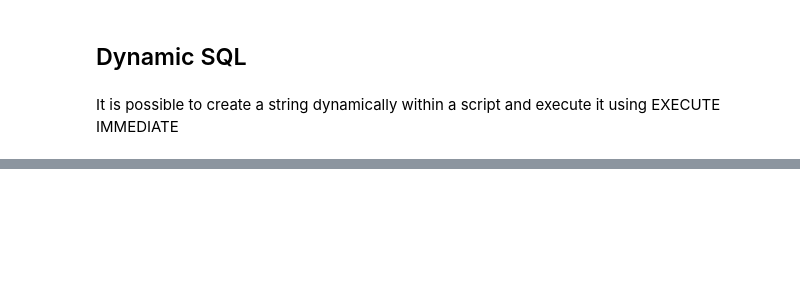
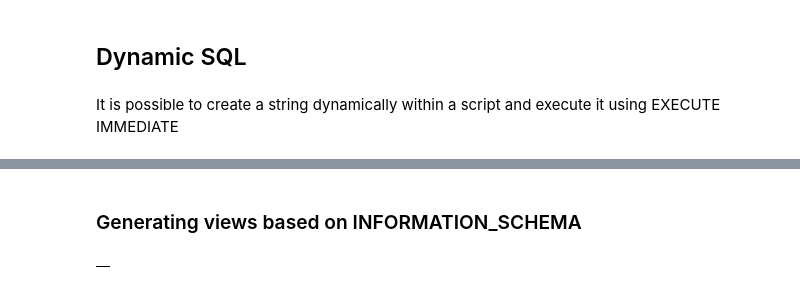
Before and after one commit to aymanfarhat/bq-notebook-examples, a Jupyter notebook: scripting.ipynb, the cells around one changed output, grey strips where cells are left out. Saved outputs shown, nothing was run; the diff lists cells and outputs as text; code cells hidden in the pictures; blank space fills up the shorter version.

```diff
--- a/scripting.ipynb
+++ b/scripting.ipynb
@@ -231,0 +286,41 @@ TBD
+# %% [markdown]
+### Generating views based on INFORMATION_SCHEMA
+# %%
+%%bigquery
+
+FOR TBL IN (
+ SELECT
+   TABLE_NAME
+ FROM
+   `bq-info-schema-analysis.bqsap.INFORMATION_SCHEMA.TABLES`
+ WHERE
+   TABLE_TYPE='BASE TABLE') DO
+BEGIN
+
+DECLARE
+ FIELDS_ARR ARRAY<STRING> DEFAULT ARRAY(
+ SELECT
+   CASE
+     WHEN data_type = 'STRING' THEN FORMAT('REGEXP_REPLACE(%s, "\'" , "") as %s', column_name, column_name)
+   ELSE
+   FORMAT('%s as %s', column_name, column_name)
+ END
+ FROM
+   `bq-info-schema-analysis.bqsap.INFORMATION_SCHEMA.COLUMNS`
+ WHERE
+   table_name = TBL.TABLE_NAME);
+
+DECLARE
+ QUERY_STR STRING DEFAULT FORMAT("""
+   CREATE OR REPLACE VIEW `bq-info-schema-analysis.bqsap.%s_view` AS
+   SELECT %s FROM `bq-info-schema-analysis.bqsap.%s`
+   """,
+   TBL.TABLE_NAME,ARRAY_TO_STRING(FIELDS_ARR, ","), TBL.TABLE_NAME);
+EXECUTE IMMEDIATE
+ QUERY_STR;
+END
+ ;
+END
+ FOR;
+# %% [output]
+|  |
```
Also changed, not shown: parts of 7 cells of this notebook, 2 other files.
